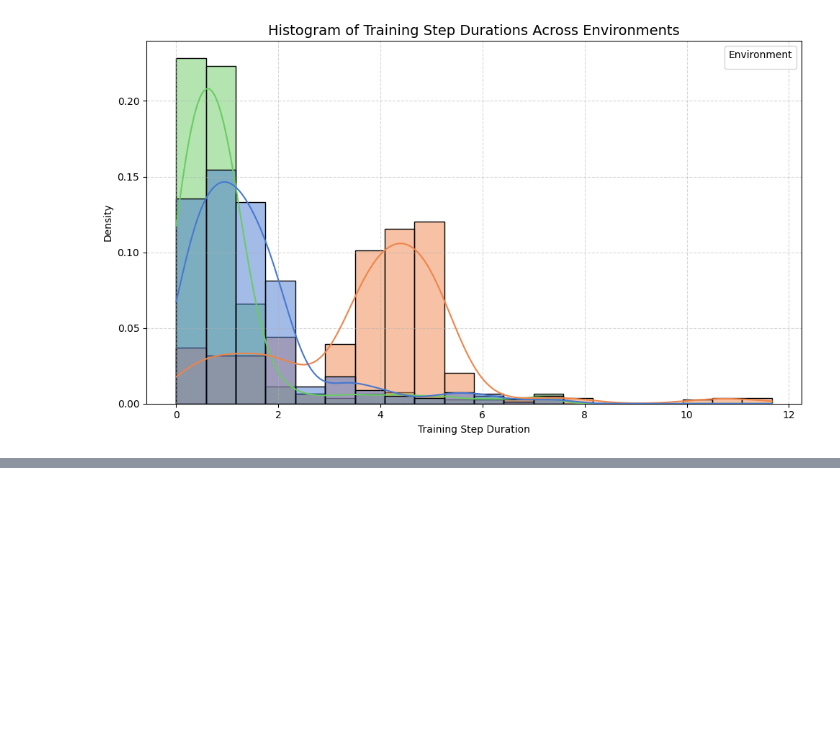
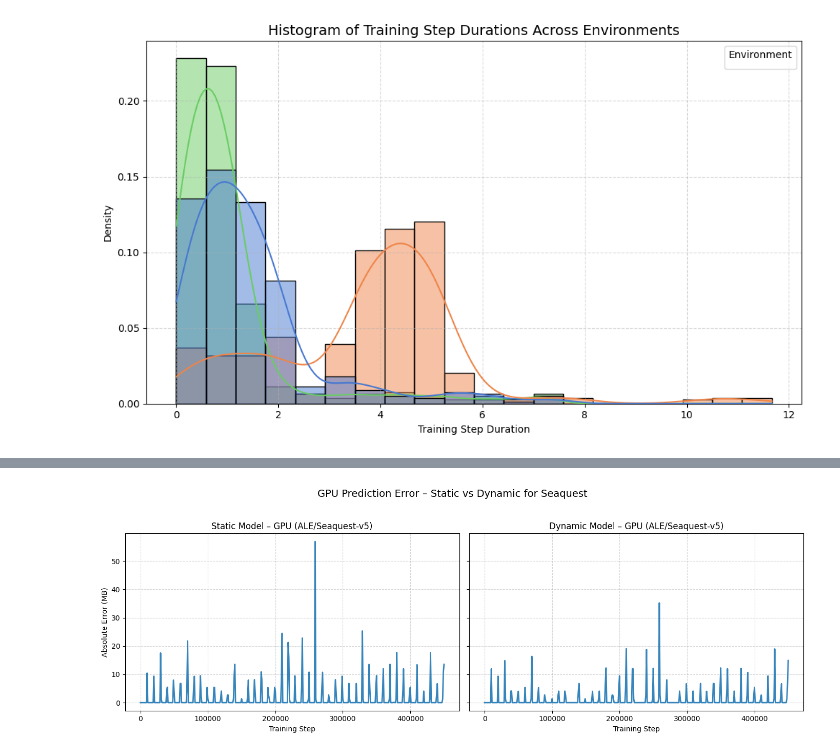
Before and after one commit to RyanWri/gpu-mem-genius, a Jupyter notebook: src/visuals/charts.ipynb, the cells around one changed output, grey strips where cells are left out. Cells and saved outputs as stored; diff of their text form; code cells hidden in the pictures; blank space fills up the shorter version.

```diff
--- a/src/visuals/charts.ipynb
+++ b/src/visuals/charts.ipynb
@@ -74,0 +161,36 @@ plt.show()
+# %%
+# Focus on one game
+target_game = "ALE/Seaquest-v5"
+df_static_gpu = df_static_gpu[df_static_gpu["game_name"] == target_game].copy()
+df_dynamic_gpu = df_dynamic_gpu[df_dynamic_gpu["game_name"] == target_game].copy()
+
+df_static_gpu["model"] = "Static"
+df_dynamic_gpu["model"] = "Dynamic"
+
+# Combine
+df_gpu = pd.concat([df_static_gpu, df_dynamic_gpu])
+
+# Plot
+fig, axes = plt.subplots(1, 2, figsize=(14, 5), sharey=True)
+
+for ax, model in zip(axes, ["Static", "Dynamic"]):
+    df_model = df_gpu[df_gpu["model"] == model]
+    sns.lineplot(
+        data=df_model,
+        x="step",
+        y="abs_error",
+        linewidth=2,
+        alpha=0.9,
+        color="#1f77b4",
+        ax=ax
+    )
+    ax.set_title(f"{model} Model – GPU ({target_game})", fontsize=12)
+    ax.set_xlabel("Training Step")
+    ax.grid(True, linestyle="--", alpha=0.5)
+
+axes[0].set_ylabel("Absolute Error (MB)")
+plt.suptitle("GPU Prediction Error – Static vs Dynamic for Seaquest", fontsize=14)
+plt.tight_layout(rect=[0, 0, 1, 0.95])
+plt.show()
+# %% [output]
+[figure, added]
```
Also changed, not shown: parts of 5 cells of this notebook, 4 other files.
